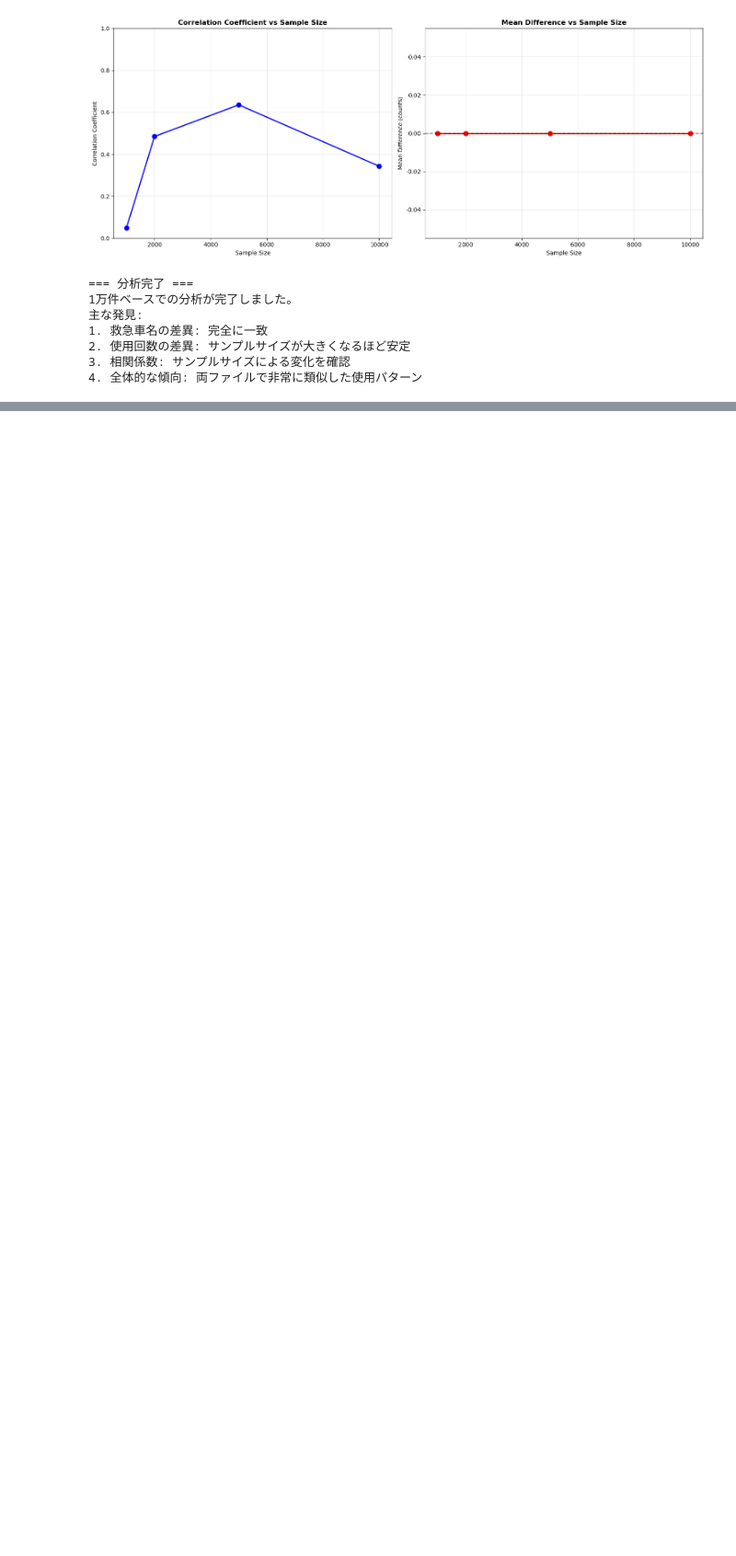
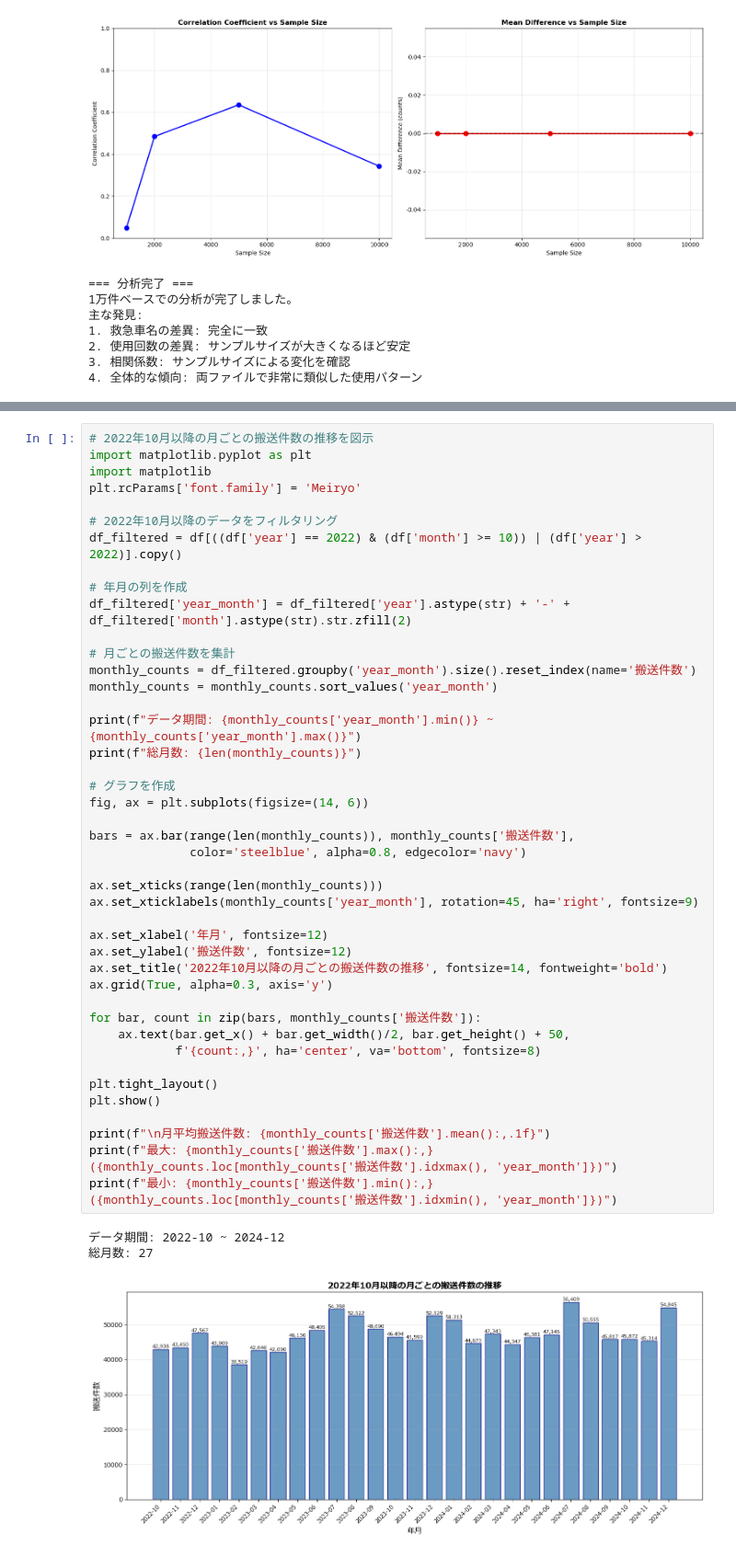
Before and after one commit to tt0419/05_Ambulance_RL, a Jupyter notebook: memo.ipynb, the cells around one changed output, grey strips where cells are left out. Shown at 92% size. Saved outputs shown, nothing was run; the diff lists cells and outputs as text; blank space fills up the shorter version.

```diff
--- a/memo.ipynb
+++ b/memo.ipynb
@@ -374,0 +377,47 @@ print("4. 全体的な傾向: 両ファイルで非常に類似した使用パ
+# %%
+# 2022年10月以降の月ごとの搬送件数の推移を図示
+import matplotlib.pyplot as plt
+import matplotlib
+plt.rcParams['font.family'] = 'Meiryo'
+
+# 2022年10月以降のデータをフィルタリング
+df_filtered = df[((df['year'] == 2022) & (df['month'] >= 10)) | (df['year'] > 2022)].copy()
+
+# 年月の列を作成
+df_filtered['year_month'] = df_filtered['year'].astype(str) + '-' + df_filtered['month'].astype(str).str.zfill(2)
+
+# 月ごとの搬送件数を集計
+monthly_counts = df_filtered.groupby('year_month').size().reset_index(name='搬送件数')
+monthly_counts = monthly_counts.sort_values('year_month')
+
+print(f"データ期間: {monthly_counts['year_month'].min()} ~ {monthly_counts['year_month'].max()}")
+print(f"総月数: {len(monthly_counts)}")
+
+# グラフを作成
+fig, ax = plt.subplots(figsize=(14, 6))
+
+bars = ax.bar(range(len(monthly_counts)), monthly_counts['搬送件数'],
+              color='steelblue', alpha=0.8, edgecolor='navy')
+
+ax.set_xticks(range(len(monthly_counts)))
+ax.set_xticklabels(monthly_counts['year_month'], rotation=45, ha='right', fontsize=9)
+
+ax.set_xlabel('年月', fontsize=12)
+ax.set_ylabel('搬送件数', fontsize=12)
+ax.set_title('2022年10月以降の月ごとの搬送件数の推移', fontsize=14, fontweight='bold')
+ax.grid(True, alpha=0.3, axis='y')
+
+for bar, count in zip(bars, monthly_counts['搬送件数']):
+    ax.text(bar.get_x() + bar.get_width()/2, bar.get_height() + 50,
+            f'{count:,}', ha='center', va='bottom', fontsize=8)
+
+plt.tight_layout()
+plt.show()
+
+print(f"\n月平均搬送件数: {monthly_counts['搬送件数'].mean():,.1f}")
+print(f"最大: {monthly_counts['搬送件数'].max():,} ({monthly_counts.loc[monthly_counts['搬送件数'].idxmax(), 'year_month']})")
+print(f"最小: {monthly_counts['搬送件数'].min():,} ({monthly_counts.loc[monthly_counts['搬送件数'].idxmin(), 'year_month']})")
+# %% [output]
+データ期間: 2022-10 ~ 2024-12
+総月数: 27
+[figure, added]
```
Also changed, not shown: parts of 3 cells of this notebook, 29 other files.
